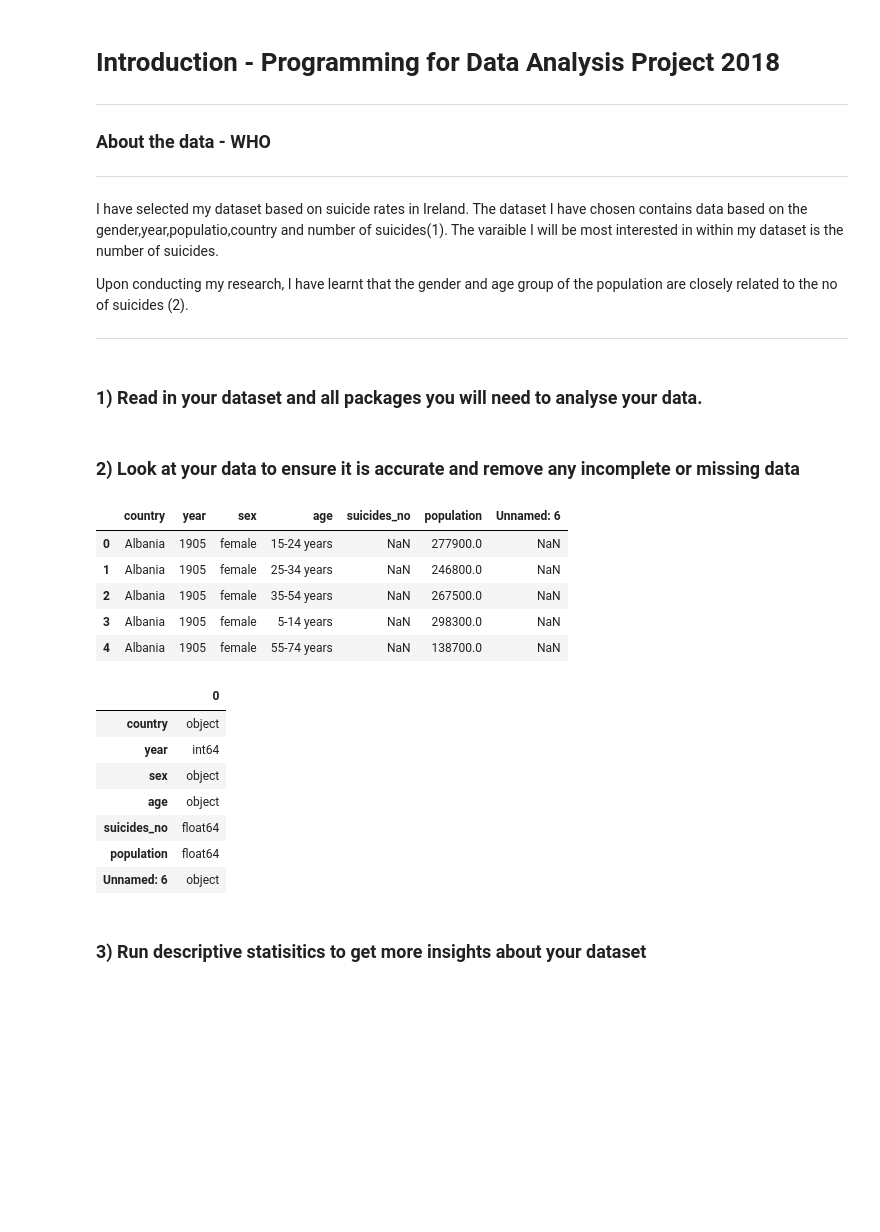
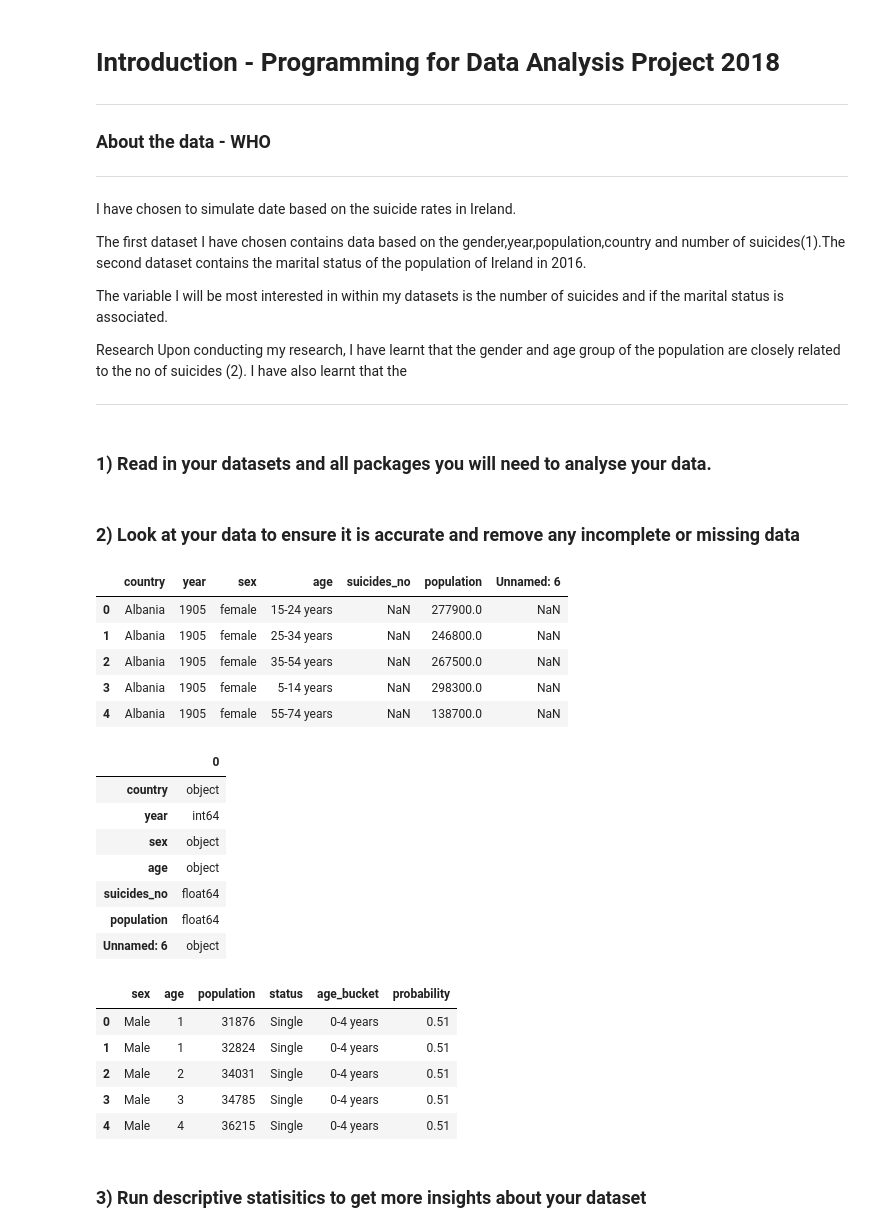
Before and after one commit to roisinanglim/suicide_rates, a Jupyter notebook: suicide _rates_data_simulation.ipynb, the cells around one changed output. Cells and saved outputs as stored; diff of their text form; code cells hidden in the pictures; blank space fills up the shorter version.

```diff
--- a/suicide _rates_data_simulation.ipynb
+++ b/suicide _rates_data_simulation.ipynb
@@ -3,16 +3,21 @@
 ---------------
 ### About the data - WHO
 --------------------------------
-I have selected my dataset based on suicide rates in Ireland. The dataset I have chosen contains data based on the gender,year,populatio,country and number of suicides(1). The varaible I will be most interested in within my dataset is the number of suicides.
+I have chosen to simulate date based on the suicide rates in Ireland.
 
-Upon conducting my research, I have learnt that the gender and age group of the population are closely related to the no of suicides (2).
+The first dataset I have chosen contains data based on the gender,year,population,country and number of suicides(1).The second dataset contains the marital status of the population of Ireland in 2016.
+
+The variable I will be most interested in within my datasets is the number of suicides and if the marital status is associated.
+
+Research
+Upon conducting my research, I have learnt that the gender and age group of the population are closely related to the no of suicides (2). I have also learnt that the
 
 
 
 
 -------------------
 # %% [markdown]
-### 1) Read in your dataset and all packages you will need to analyse your data.
+### 1) Read in your datasets and all packages you will need to analyse your data.
 # %%
 #Import packages
 import pandas as pd
@@ -26,35 +31,44 @@ from IPython.core.interactiveshell import InteractiveShell
 InteractiveShell.ast_node_interactivity = "all"
 # Enhance plot resolution for retina display
 
-#Read in csv file
+#Read in csv file for suicide rates by country
 df = pd.read_csv("suiciderate.csv")
+#Read in csv file for marital status in Ireland
+df1 = pd.read_csv("marital_status.csv")
 # %% [markdown]
 ### 2) Look at your data to ensure it is accurate and remove any incomplete or missing data
 # %%
 #Print first 5x rows of data
 df.head()
 #Remove rows where data for suicides_no is incomplete/missing
 emptyidx = pd.isnull(df)
 if np.sum(np.sum(emptyidx)) > 0:
     data = df.dropna()
 #Print datatypes for the datatype
 types = pd.DataFrame(data.dtypes)
 types
+df1.head()
 # %% [output]
 |  | country | year | sex | age | suicides_no | population | Unnamed: 6 |
 | 0 | Albania | 1905 | female | 15-24 years | NaN | 277900.0 | NaN |
 | 1 | Albania | 1905 | female | 25-34 years | NaN | 246800.0 | NaN |
 | 2 | Albania | 1905 | female | 35-54 years | NaN | 267500.0 | NaN |
 | 3 | Albania | 1905 | female | 5-14 years | NaN | 298300.0 | NaN |
 | 4 | Albania | 1905 | female | 55-74 years | NaN | 138700.0 | NaN |
 |  | 0 |
 | country | object |
 | year | int64 |
 | sex | object |
 | age | object |
 | suicides_no | float64 |
 | population | float64 |
 | Unnamed: 6 | object |
+|  | sex | age | population | status | age_bucket | probability |
+| 0 | Male | 1 | 31876 | Single | 0-4 years | 0.51 |
+| 1 | Male | 1 | 32824 | Single | 0-4 years | 0.51 |
+| 2 | Male | 2 | 34031 | Single | 0-4 years | 0.51 |
+| 3 | Male | 3 | 34785 | Single | 0-4 years | 0.51 |
+| 4 | Male | 4 | 36215 | Single | 0-4 years | 0.51 |
 # %% [markdown]
 ### 3) Run descriptive statisitics to get more insights about your dataset
 # %%
```
Also changed, not shown: parts of 12 cells of this notebook, 1 other file.
